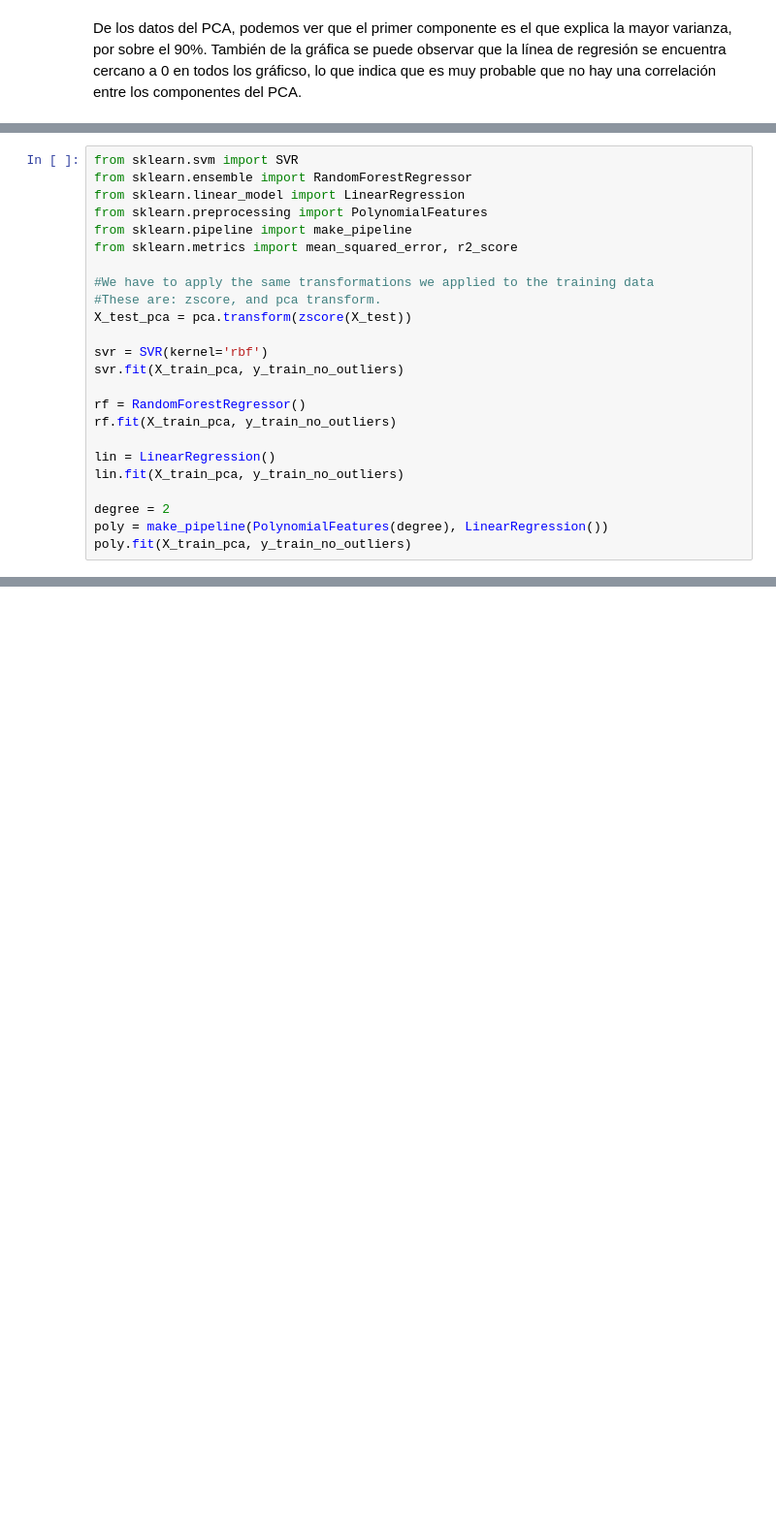
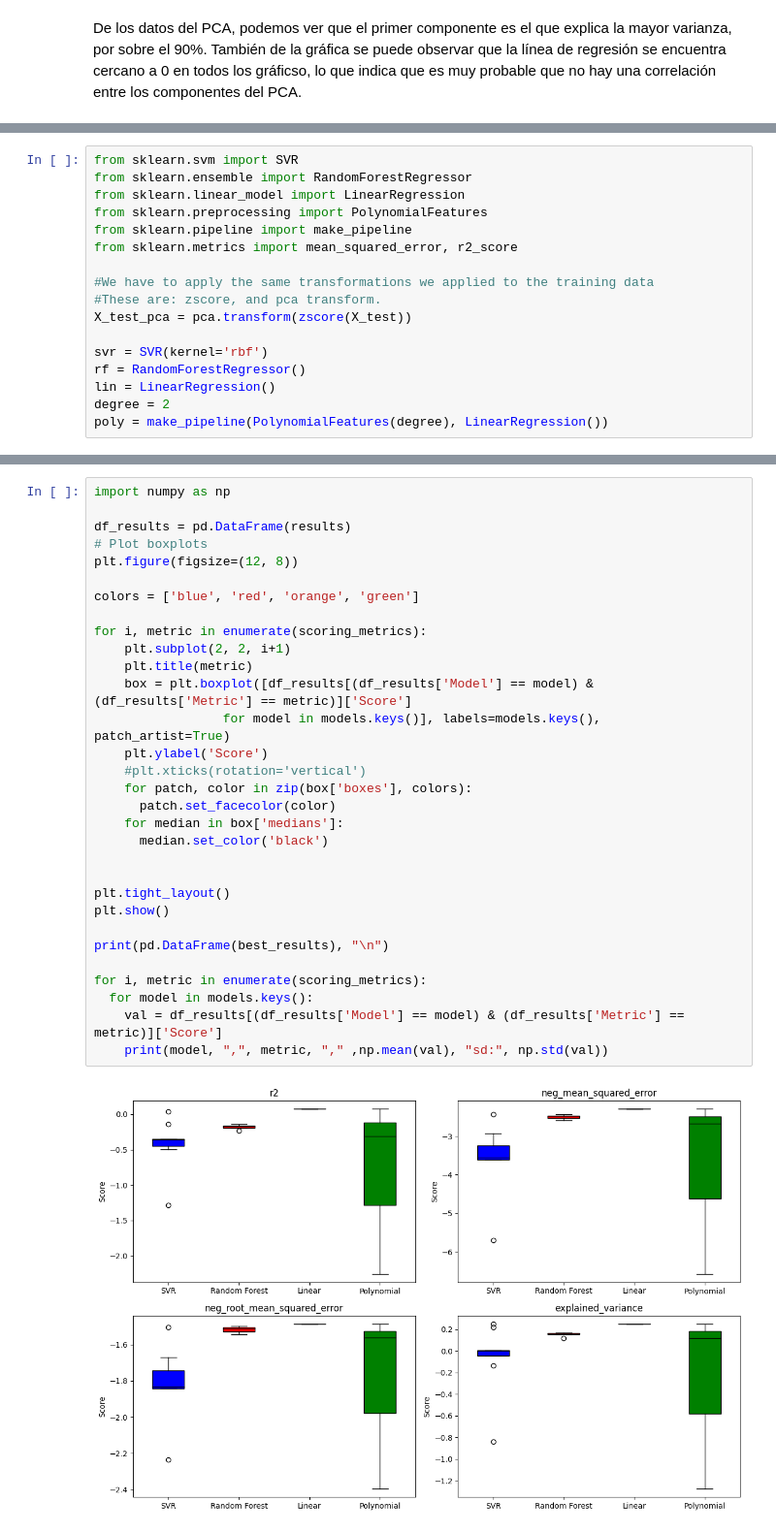
Before and after one commit to boredanon/machine-learning2023-2, a Jupyter notebook: proyecto_ML_José_del_Solar.ipynb, the cells around one changed output, grey strips where cells are left out. Shown at 97% size. Drawn from its saved outputs; the diff is of its cells as text; blank space fills up the shorter version.

```diff
--- a/proyecto_ML_José_del_Solar.ipynb
+++ b/proyecto_ML_José_del_Solar.ipynb
@@ -219,14 +228,7 @@ from sklearn.metrics import mean_squared_error, r2_score
 X_test_pca = pca.transform(zscore(X_test))
 
 svr = SVR(kernel='rbf')
-svr.fit(X_train_pca, y_train_no_outliers)
-
 rf = RandomForestRegressor()
-rf.fit(X_train_pca, y_train_no_outliers)
-
 lin = LinearRegression()
-lin.fit(X_train_pca, y_train_no_outliers)
-
 degree = 2
 poly = make_pipeline(PolynomialFeatures(degree), LinearRegression())
-poly.fit(X_train_pca, y_train_no_outliers)
@@ -395,0 +285,33 @@ Explained variance (Poly-2): -0.1674952531542775
+# %%
+import numpy as np
+
+df_results = pd.DataFrame(results)
+# Plot boxplots
+plt.figure(figsize=(12, 8))
+
+colors = ['blue', 'red', 'orange', 'green']
+
+for i, metric in enumerate(scoring_metrics):
+    plt.subplot(2, 2, i+1)
+    plt.title(metric)
+    box = plt.boxplot([df_results[(df_results['Model'] == model) & (df_results['Metric'] == metric)]['Score']
+                 for model in models.keys()], labels=models.keys(), patch_artist=True)
+    plt.ylabel('Score')
+    #plt.xticks(rotation='vertical')
+    for patch, color in zip(box['boxes'], colors):
+      patch.set_facecolor(color)
+    for median in box['medians']:
+      median.set_color('black')
+
+
+plt.tight_layout()
+plt.show()
+
+print(pd.DataFrame(best_results), "\n")
+
+for i, metric in enumerate(scoring_metrics):
+  for model in models.keys():
+    val = df_results[(df_results['Model'] == model) & (df_results['Metric'] == metric)]['Score']
+    print(model, ",", metric, "," ,np.mean(val), "sd:", np.std(val))
+# %% [output]
+[figure, added]
```
Also changed, not shown: parts of 16 cells of this notebook.
